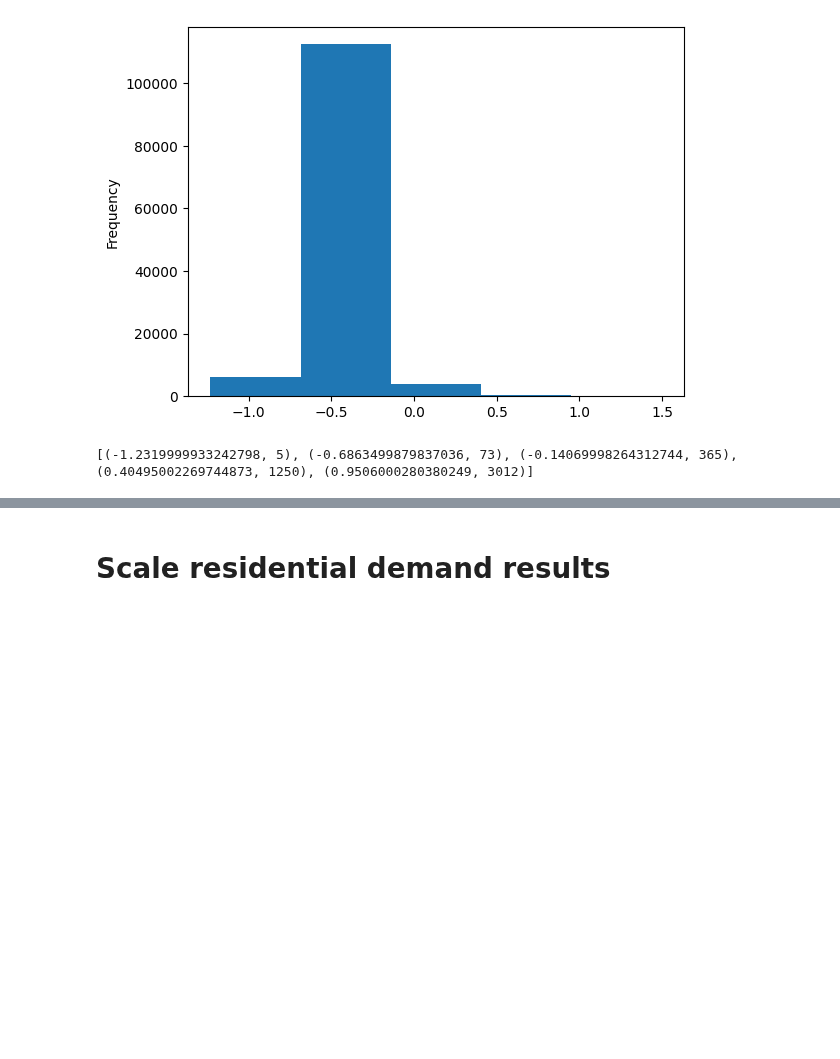
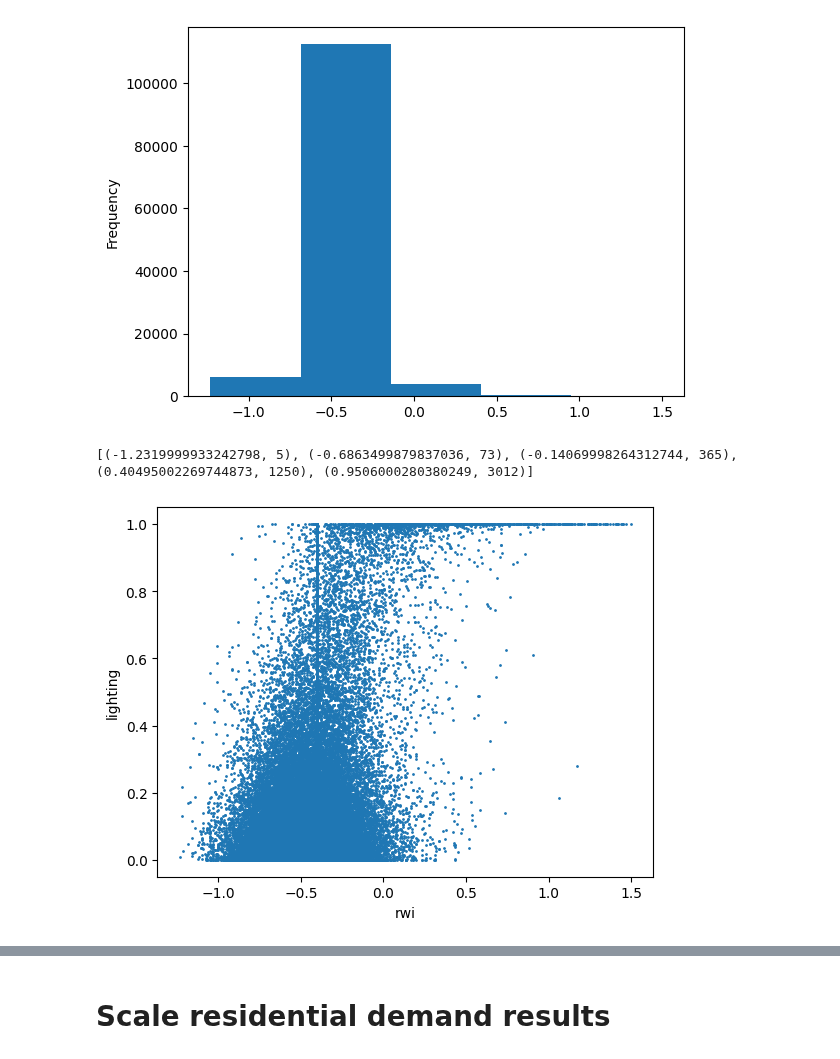
Before and after one commit to ariane-millot/EDeMOS, a Jupyter notebook: Residential/BuildingDemandMethod1_Simplified.ipynb, the cells around one changed output, grey strips where cells are left out. Saved outputs shown, nothing was run; the diff lists cells and outputs as text; code cells hidden in the pictures; blank space fills up the shorter version.

```diff
--- a/Residential/BuildingDemandMethod1_Simplified.ipynb
+++ b/Residential/BuildingDemandMethod1_Simplified.ipynb
@@ -520,23 +523,27 @@ Compute the energy consumption assessment per cell
 # %%
-# rwi to energy consumption
-def rwi_to_energy(rwi):
-    energy = 0
-    for key, val in table_encons:
-        if rwi < key:
-            break
-        else: energy = val
-    return energy
-
+# Method 1: allocate directly rwi to energy consumption
 grid['rwi'].plot.hist(bins=5)
 plt.show()
-file_HHenergycons = "HH_energyconsumption.csv"
-HHenergycons = pd.read_csv(data_path + file_HHenergycons)
-# print(HHenergycons)
 thresholds_rwi = (grid['rwi'].max()-grid['rwi'].min())/5*np.arange(5)+grid['rwi'].min()
-thresholds_energy = HHenergycons.iloc[0].tolist() # thresholds_energy  = [5, 73, 365, 1250, 3012]
-table_encons = list(zip(thresholds_rwi, thresholds_energy))
-print(table_encons)
-grid['ResEnergyCorrPerHH_raw'] = grid['rwi'].apply(rwi_to_energy)
+table_rwi = list(zip(thresholds_rwi, thresholds_energy))
+print(table_rwi)
+grid['ResEnergyCorrPerHH_rwi'] = grid['rwi'].apply(lambda rwi: index_to_energy(rwi,table_rwi))
 # %% [output]
 [figure]
 [(-1.2319999933242798, 5), (-0.6863499879837036, 73), (-0.14069998264312744, 365), (0.40495002269744873, 1250), (0.9506000280380249, 3012)]
+# %%
+# Link between rwi and HREA
+plt.scatter(grid['rwi'], grid['HREA'],s=1)
+
+# Add labels to the plot
+plt.xlabel('rwi')
+plt.ylabel('lighting')
+
+# Set the axis to logarithmic scale
+# plt.yscale('log')
+# plt.xscale('log')
+
+# Show the plot
+plt.show()
+# %% [output]
+[figure, added]
```
Also changed, not shown: parts of 37 cells of this notebook, 1 other file.
